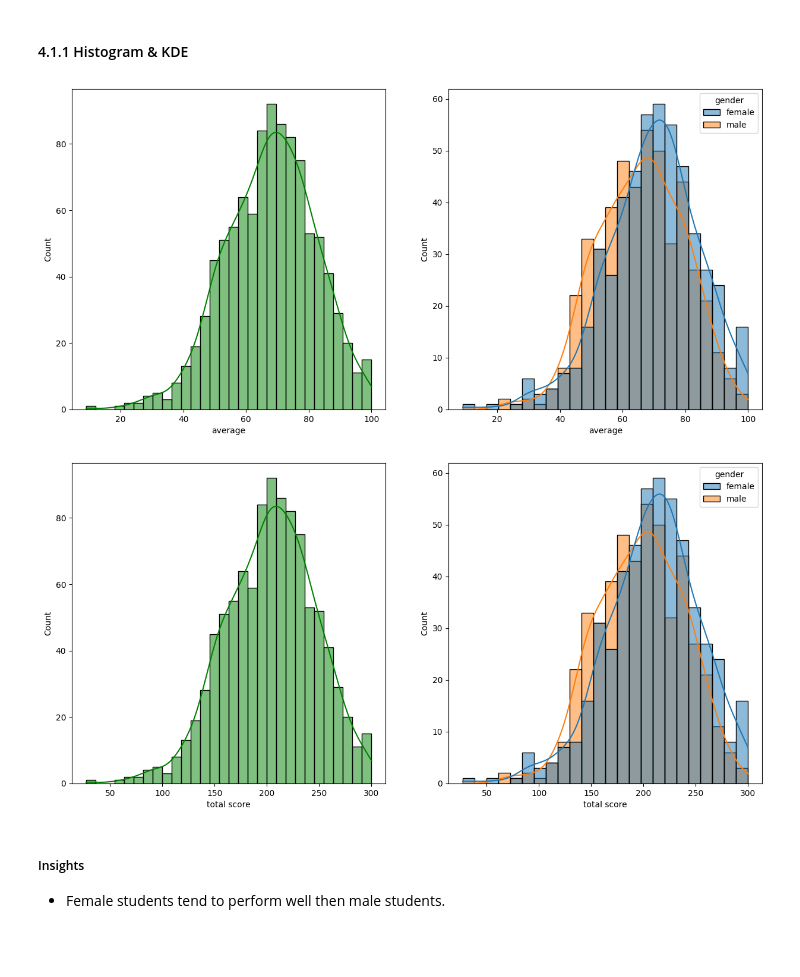
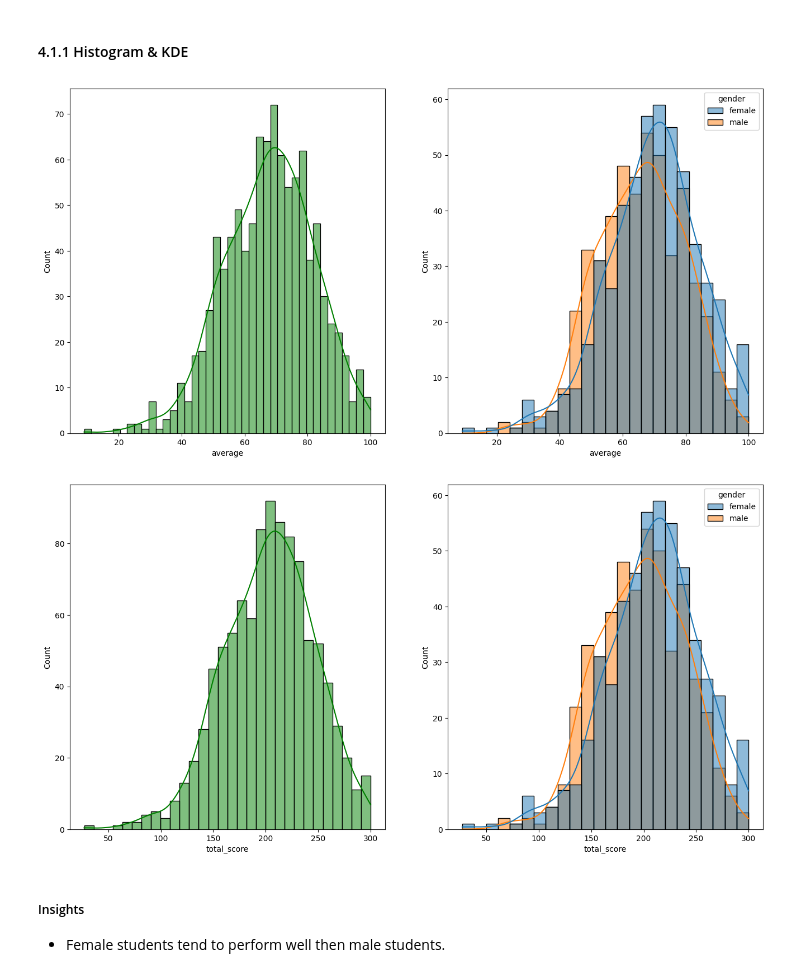
Before and after one commit to shouryacoded/Student_Performance_Indicator, a Jupyter notebook: notebook/1 . EDA STUDENT PERFORMANCE .ipynb, the cells around one changed output. Saved outputs shown, nothing was run; the diff lists cells and outputs as text; code cells hidden in the pictures; blank space fills up the shorter version.

```diff
--- a/notebook/1 . EDA STUDENT PERFORMANCE .ipynb
+++ b/notebook/1 . EDA STUDENT PERFORMANCE .ipynb
@@ -202,8 +202,8 @@ df.head(2)
 # %% [markdown]
 ### 3.8 Adding columns for "Total Score" and "Average"
 # %%
-df['total score'] = df['math_score'] + df['reading_score'] + df['writing_score']
-df['average'] = df['total score']/3
+df['total_score'] = df['math_score'] + df['reading_score'] + df['writing_score']
+df['average'] = df['total_score']/3
 df.head()
 # %% [output]
 |  | gender | race_ethnicity | parental_level_of_education | lunch | test_preparation_course | math_score | ... |
@@ -248,23 +248,23 @@ Number of students with less than 20 marks in Reading: 1
 # %% [markdown]
 #### 4.1.1 Histogram & KDE
 # %%
-fig, axs = plt.subplots(1, 2, figsize=(15, 7))
+fig, axs = plt.subplots(1, 2, figsize=(16, 8))
 plt.subplot(121)
-sns.histplot(data=df,x='average',bins=30,kde=True,color='g')
+sns.histplot(data=df,x='average',bins=40,kde=True,color='g')
 plt.subplot(122)
 sns.histplot(data=df,x='average',kde=True,hue='gender')
 plt.show()
 # %% [output]
-[figure, old version]
+[figure, new version]
 # %%
-fig, axs = plt.subplots(1, 2, figsize=(15, 7))
+fig, axs = plt.subplots(1, 2, figsize=(16, 8))
 plt.subplot(121)
-sns.histplot(data=df,x='total score',bins=30,kde=True,color='g')
+sns.histplot(data=df,x='total_score',bins=30,kde=True,color='g')
 plt.subplot(122)
-sns.histplot(data=df,x='total score',kde=True,hue='gender')
+sns.histplot(data=df,x='total_score',kde=True,hue='gender')
 plt.show()
 # %% [output]
-[figure, old version]
+[figure, new version]
 # %% [markdown]
 #####  Insights
 - Female students tend to perform well then male students.
```
Also changed, not shown: parts of 13 cells of this notebook, 1 other file.
